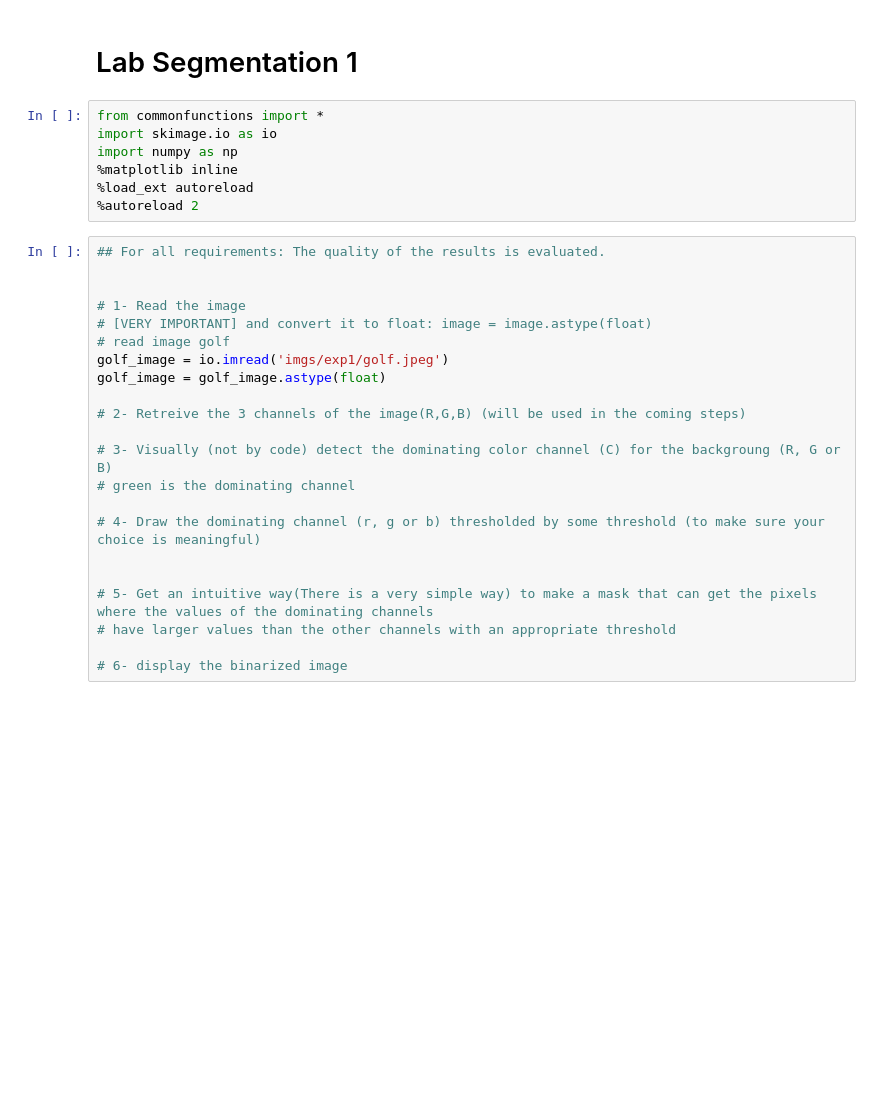
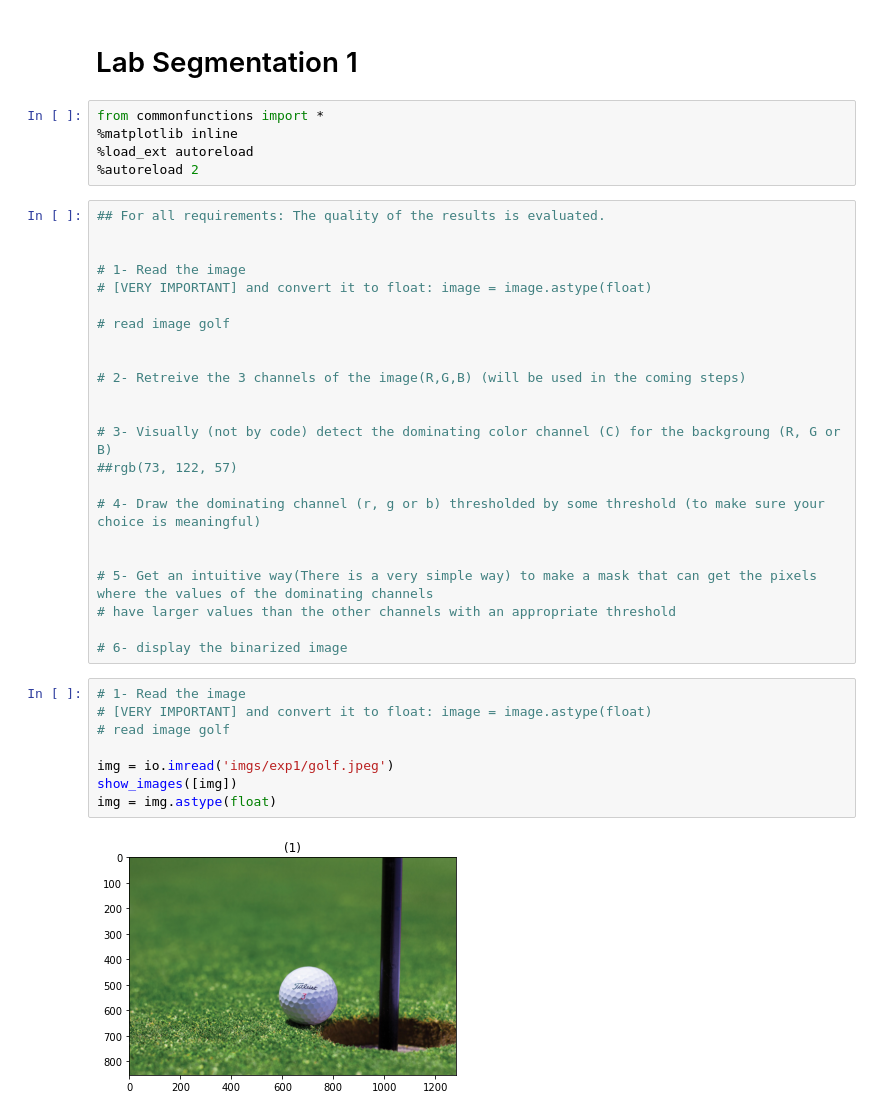
Before and after one commit to yasmineghanem/Image-Processing-Labs, a Jupyter notebook: Lab7-Segmentation1/lab07-std/lab07-std/Lab_Seg_1_STD.ipynb, the cells around one changed output. Saved outputs shown, nothing was run; the diff lists cells and outputs as text; blank space fills up the shorter version.

```diff
--- a/Lab7-Segmentation1/lab07-std/lab07-std/Lab_Seg_1_STD.ipynb
+++ b/Lab7-Segmentation1/lab07-std/lab07-std/Lab_Seg_1_STD.ipynb
@@ -2,8 +2,6 @@
 # Lab Segmentation 1
 # %%
 from commonfunctions import *
-import skimage.io as io
-import numpy as np
 %matplotlib inline
 %load_ext autoreload
 %autoreload 2
@@ -13,14 +11,15 @@ import numpy as np
 
 # 1- Read the image
 # [VERY IMPORTANT] and convert it to float: image = image.astype(float)
+
 # read image golf
-golf_image = io.imread('imgs/exp1/golf.jpeg')
-golf_image = golf_image.astype(float)
+
 
 # 2- Retreive the 3 channels of the image(R,G,B) (will be used in the coming steps)
 
+
 # 3- Visually (not by code) detect the dominating color channel (C) for the backgroung (R, G or B)
-# green is the dominating channel
+##rgb(73, 122, 57)
 
 # 4- Draw the dominating channel (r, g or b) thresholded by some threshold (to make sure your choice is meaningful)
 
@@ -29,3 +28,13 @@ golf_image = golf_image.astype(float)
 # have larger values than the other channels with an appropriate threshold
 
 # 6- display the binarized image
+# %%
+# 1- Read the image
+# [VERY IMPORTANT] and convert it to float: image = image.astype(float)
+# read image golf
+
+img = io.imread('imgs/exp1/golf.jpeg')
+show_images([img])
+img = img.astype(float)
+# %% [output]
+[figure, added]
```
Also changed, not shown: parts of 8 cells of this notebook.
